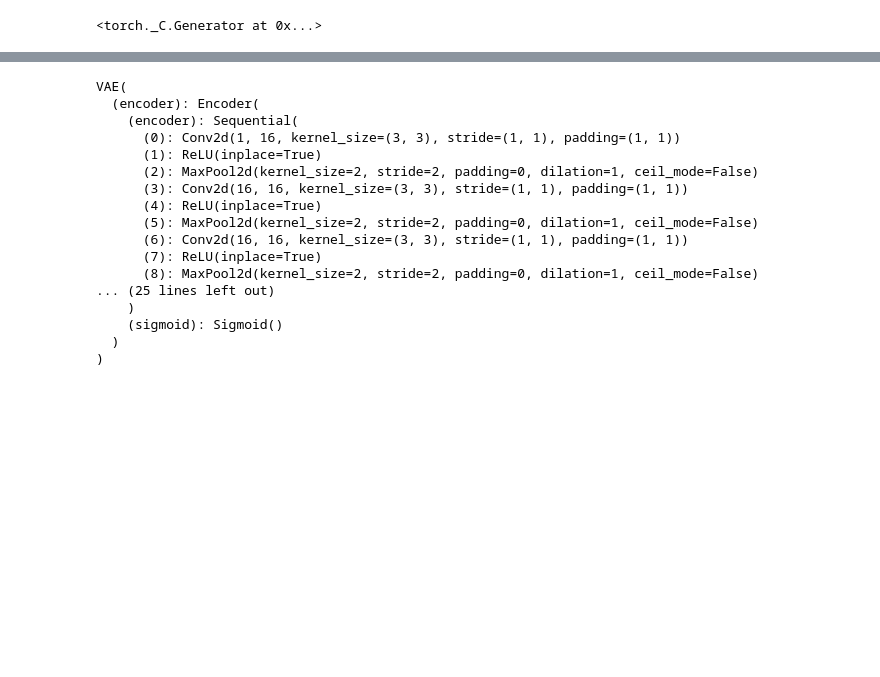
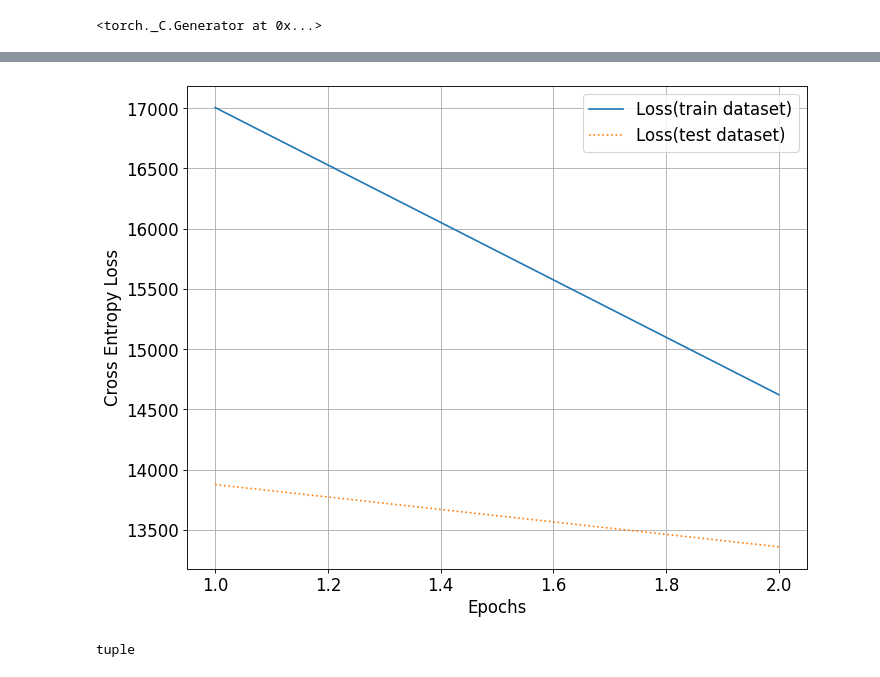
Before and after one commit to Lynch1206/5LSL0_HW, a Jupyter notebook: Assignment3/Code - for students/Assignment3_Ex78.ipynb, the cells around one changed output, grey strips where cells are left out. Saved outputs shown, nothing was run; the diff lists cells and outputs as text; code cells hidden in the pictures; blank space fills up the shorter version.

```diff
--- a/Assignment3/Code - for students/Assignment3_Ex78.ipynb
+++ b/Assignment3/Code - for students/Assignment3_Ex78.ipynb
@@ -157,17 +157,20 @@ class Decoder(nn.Module):
             nn.ConvTranspose2d(1 , out_channels = 16, kernel_size=3, padding=1), # Padding = 1 ensures that the final output is the same size as input
             nn.ReLU(inplace=True),
             nn.Upsample(scale_factor=2, mode='bilinear'),                     # Upsampling to 2x2x16
+
             nn.ConvTranspose2d(in_channels = 16 , out_channels = 16, kernel_size=3, padding=1),
             nn.ReLU(inplace=True),
             nn.Upsample(scale_factor=2, mode='bilinear'),                     # Upsampling to 4x4x16
+
             nn.ConvTranspose2d(in_channels = 16 , out_channels = 16, kernel_size=3, padding=1),
             nn.ReLU(inplace=True),
             nn.Upsample(scale_factor=2, mode='bilinear'),                     # Upsampling to 8x8x16
-            nn.ConvTranspose2d(in_channels = 16 , out_channels = 16, kernel_size=3, padding=1),
+
+            nn.ConvTranspose2d(in_channels = 16 , out_channels = 1, kernel_size=3, padding=1),
             # nn.ReLU(inplace=True),
             # nn.Upsample(scale_factor=2, mode='bilinear'),                     # Upsampling to 16x16x16
             # nn.ConvTranspose2d(in_channels = 16 , out_channels = 1, kernel_size=3, padding=1),
-            #nn.ReLU(inplace=True),
+            # nn.ReLU(inplace=True),
             # nn.Upsample(scale_factor=2, mode='bilinear'),                     # Upsampling to 32x32x1
         )
         # self.sigmoid = nn.Sigmoid()
@@ -365,21 +366,41 @@ KeyboardInterrupt:
-# %%
-model = VAE().to(device)
-vae = train(model, data)
-# %% [output]
-VAE(
-  (encoder): Encoder(
-    (encoder): Sequential(
-      (0): Conv2d(1, 16, kernel_size=(3, 3), stride=(1, 1), padding=(1, 1))
-      (1): ReLU(inplace=True)
-      (2): MaxPool2d(kernel_size=2, stride=2, padding=0, dilation=1, ceil_mode=False)
-      (3): Conv2d(16, 16, kernel_size=(3, 3), stride=(1, 1), padding=(1, 1))
-      (4): ReLU(inplace=True)
-      (5): MaxPool2d(kernel_size=2, stride=2, padding=0, dilation=1, ceil_mode=False)
-      (6): Conv2d(16, 16, kernel_size=(3, 3), stride=(1, 1), padding=(1, 1))
-      (7): ReLU(inplace=True)
-      (8): MaxPool2d(kernel_size=2, stride=2, padding=0, dilation=1, ceil_mode=False)
-... (25 lines left out)
-    )
-    (sigmoid): Sigmoid()
-  )
-)
+# %%
+plt.figure(figsize=(10,8),dpi=80, facecolor='w', edgecolor='k')
+# plt.subplot(1,2,1)
+plt.plot(range(1,no_epochs+1),loss_epoch,label='Loss(train dataset)',linestyle='-')
+plt.plot(range(1,no_epochs+1),loss_epoch_test,label='Loss(test dataset)',linestyle=':')
+plt.legend(loc=1,prop={'size': 15})
+plt.xlabel("Epochs",fontdict={'size':15})
+plt.ylabel("Cross Entropy Loss",fontdict={'size':15})
+
+plt.xticks(size=15)
+plt.yticks(size=15)
+plt.grid()
+# plt.savefig(os.path.join(fig_path,"Exercise4_loss.png"),dpi=80,bbox_inches='tight')
+plt.show()
+# %% [output]
+[figure, added]
+# %%
+import numpy as np
+data_loc_ex78
+# torch.save(model_VAE,os.path.join(data_loc_ex78,'exercise_VAE.ptg'))
+model_VAE = torch.load(data_loc_ex78+'\exercise_VAE.ptg')
+model_VAE.eval()
+x_output_example = model_VAE(x_clean_example)
+type(model_VAE(x_clean_example))
+# plt.figure(figsize=(12,3))
+# for i in range(10):
+#     plt.subplot(2,10,i+1)
+#     plt.imshow(x_clean_example[i,0,:,:],cmap='gray')
+#     plt.xticks([])
+#     plt.yticks([])
+
+#     plt.subplot(2,10,i+11)
+#     plt.imshow(x_output_example[i,0,:,:].detach().numpy(),cmap='gray')
+#     plt.xticks([])
+#     plt.yticks([])
+
+# plt.tight_layout()
+# plt.savefig("data_examples.png",dpi=300,bbox_inches='tight')
+# plt.show()
+# %% [output]
+tuple
```
Also changed, not shown: parts of 6 cells of this notebook.
